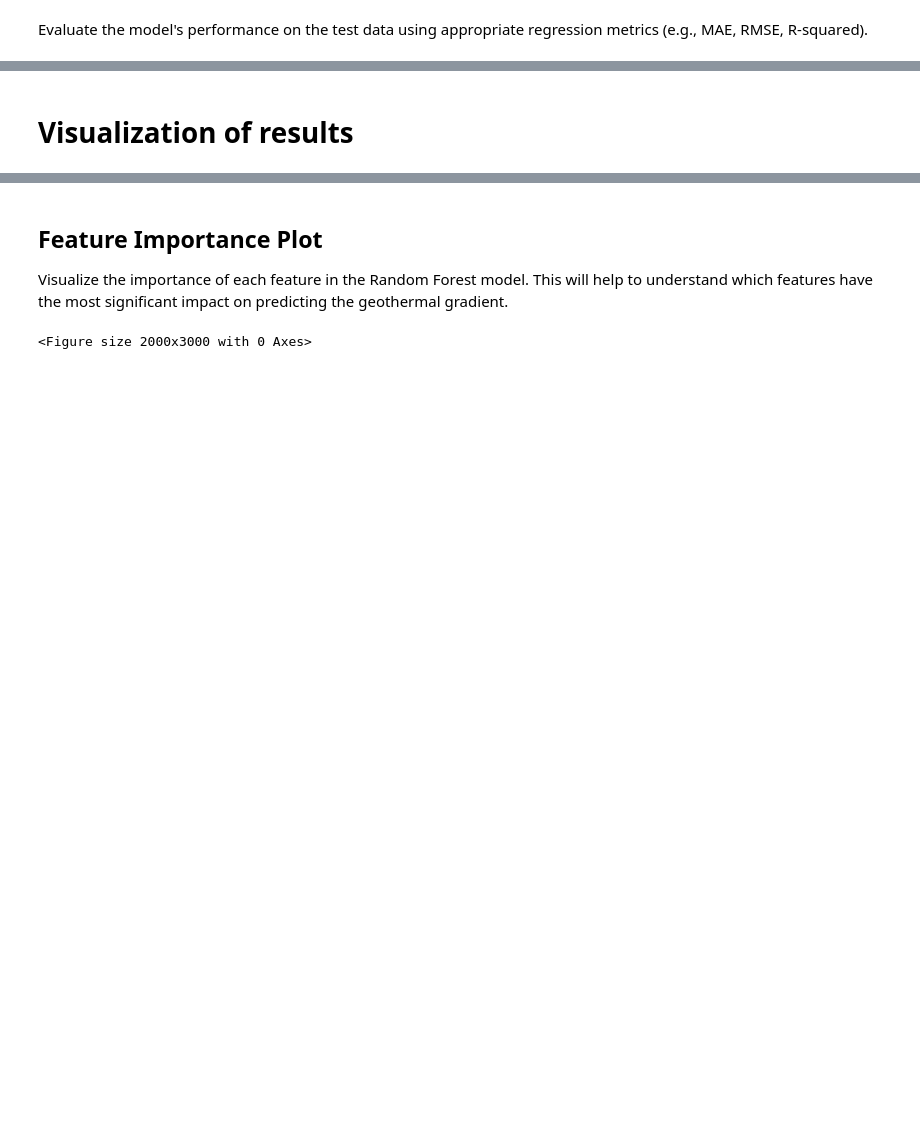
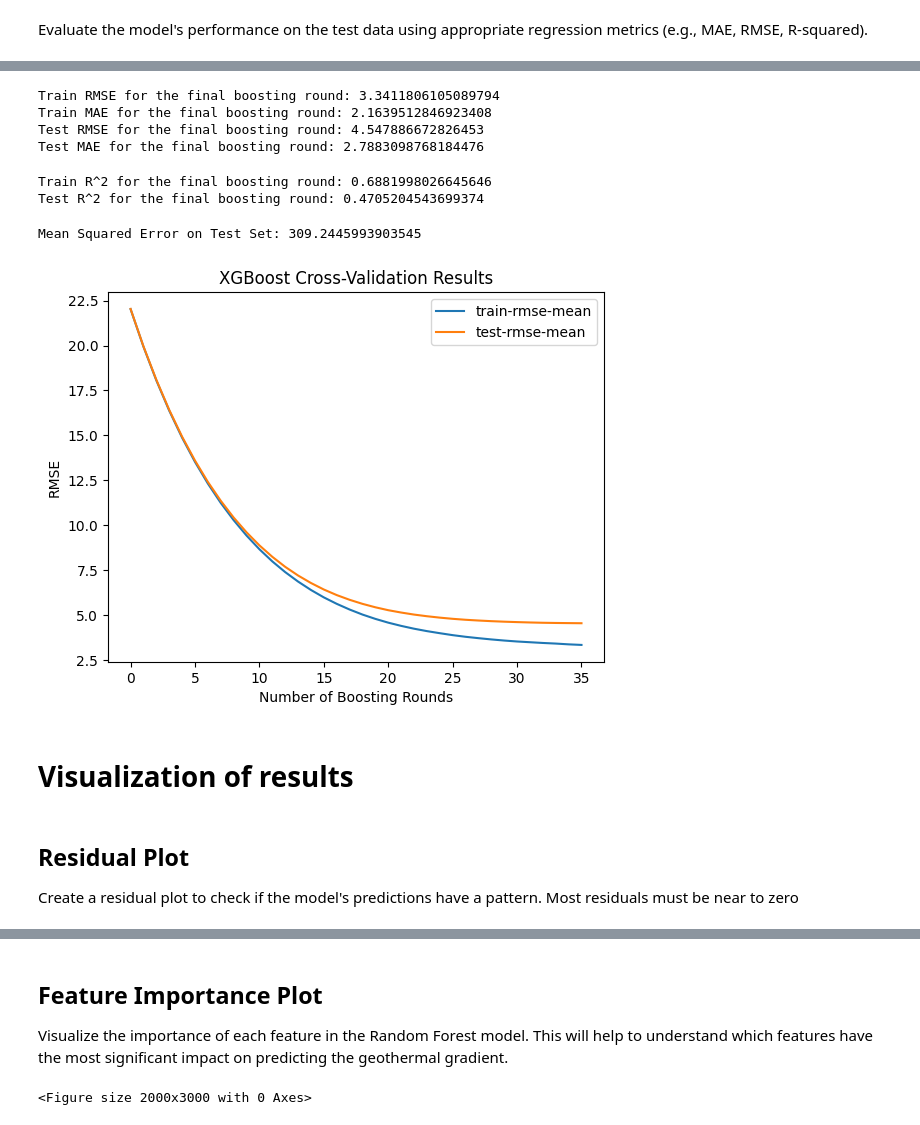
Before and after one commit to jcmefra/Geothermal-Gradient-Machine-Learning, a Jupyter notebook: Model_V2.ipynb, the cells around one changed output, grey strips where cells are left out. Drawn from its saved outputs; the diff is of its cells as text; code cells hidden in the pictures; blank space fills up the shorter version.

```diff
--- a/Model_V2.ipynb
+++ b/Model_V2.ipynb
@@ -1016,2 +999,53 @@ R-squared: 0.3759952781496878
+# %%
+# Print the final RMSE and MAE for the training set
+print(f"Train RMSE for the final boosting round: {cv_results['train-rmse-mean'].values[-1]}")
+print(f"Train MAE for the final boosting round: {cv_results['train-mae-mean'].values[-1]}")
+
+# Print the final RMSE and MAE for the test set
+print(f"Test RMSE for the final boosting round: {cv_results['test-rmse-mean'].values[-1]}")
+print(f"Test MAE for the final boosting round: {cv_results['test-mae-mean'].values[-1]}")
+# %% [output]
+Train RMSE for the final boosting round: 3.3411806105089794
+Train MAE for the final boosting round: 2.1639512846923408
+Test RMSE for the final boosting round: 4.547886672826453
+Test MAE for the final boosting round: 2.7883098768184476
+# %%
+# Calculate R^2 from RMSE
+r2_train = 1 - cv_results['train-rmse-mean']**2 / y_train.var()
+r2_test = 1 - cv_results['test-rmse-mean']**2 / y_test.var()
+
+# Print R^2
+print(f"Train R^2 for the final boosting round: {r2_train.values[-1]}")
+print(f"Test R^2 for the final boosting round: {r2_test.values[-1]}")
+# %% [output]
+Train R^2 for the final boosting round: 0.6881998026645646
+Test R^2 for the final boosting round: 0.4705204543699374
+# %%
+# Extract the best number of boosting rounds
+num_boost_rounds = cv_results['test-rmse-mean'].idxmin()
+
+# Train the final model with the best number of boosting rounds
+final_model = xgb.train(params, dtrain, num_boost_round=num_boost_rounds)
+
+# Make predictions on the test set
+d_pred = final_model.predict(dtest)
+
+# Evaluate the model's performance on the test set
+mse = mean_squared_error(y_test, d_pred)
+print(f'Mean Squared Error on Test Set: {mse}')
+
+# Visualize cross-validation results
+cv_results[['train-rmse-mean', 'test-rmse-mean']].plot()
+plt.xlabel('Number of Boosting Rounds')
+plt.ylabel('RMSE')
+plt.title('XGBoost Cross-Validation Results')
+plt.show()
+# %% [output]
+Mean Squared Error on Test Set: 309.2445993903545
+[figure, added]
 # %% [markdown]
 # Visualization of results
+# %% [markdown]
+## Residual Plot
+
+Create a residual plot to check if the model's predictions have a pattern. Most residuals must be near to zero
```
Also changed, not shown: parts of 33 cells of this notebook.
